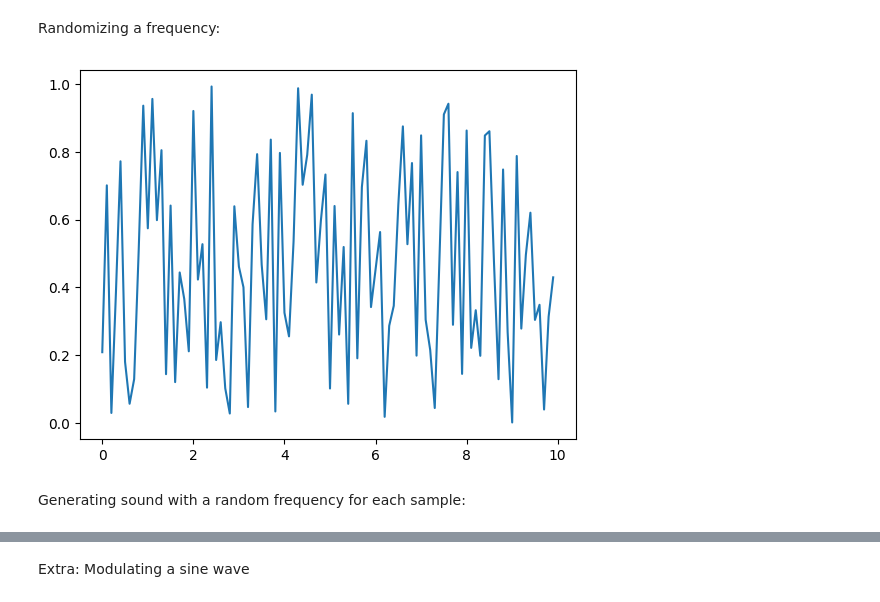
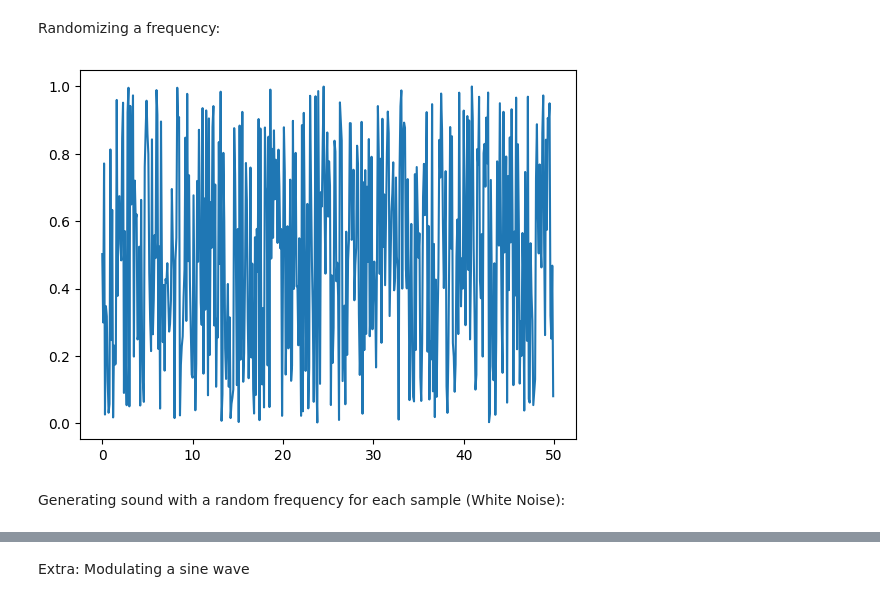
Before and after one commit to coralreefman/bca, a Jupyter notebook: notebooks/noise.ipynb, the cells around one changed output, grey strips where cells are left out. Drawn from its saved outputs; the diff is of its cells as text; code cells hidden in the pictures.

```diff
--- a/notebooks/noise.ipynb
+++ b/notebooks/noise.ipynb
@@ -1,17 +1,17 @@
-# %% [markdown]
-Randomizing a frequency:
 # %%
 import numpy as np
 import matplotlib.pyplot as plt
+# %% [markdown]
+Randomizing a frequency:
 # %%
-time = np.arange(0, 10, 0.1)
+time = np.arange(0, 50, 0.1)
 
 frequency = rng.random(size=time.shape)
 
 plt.plot(time, frequency)
 plt.show()
 # %% [output]
-[figure, old version]
+[figure, new version]
 # %% [markdown]
-Generating sound with a random frequency for each sample:
+Generating sound with a random frequency for each sample (White Noise):
 # %%
```
Also changed, not shown: parts of 17 cells of this notebook, 5 other files.
